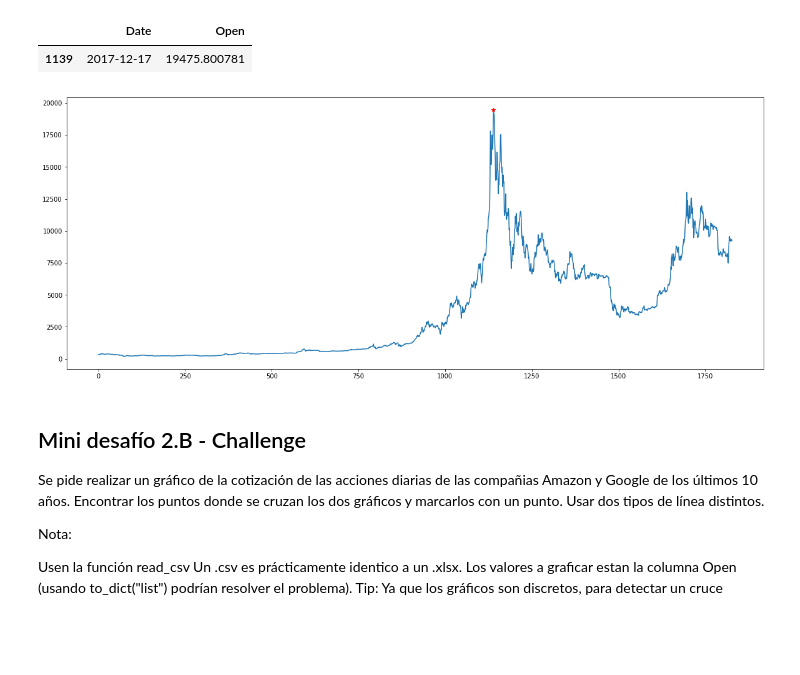
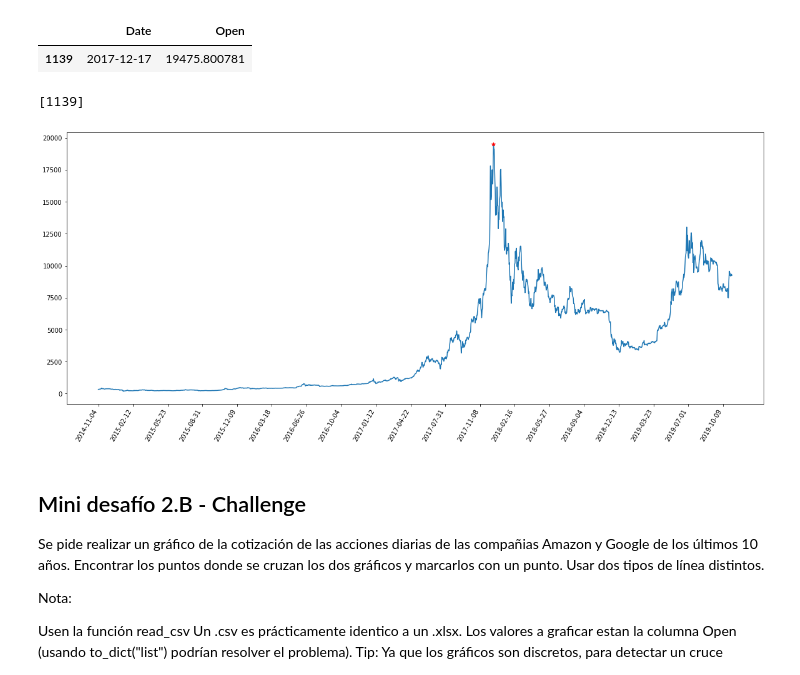
Before and after one commit to femaffi13/Python, a Jupyter notebook: ITBA/5- Matplotlib.ipynb, the cells around one changed output. Saved outputs shown, nothing was run; the diff lists cells and outputs as text; code cells hidden in the pictures; blank space fills up the shorter version.

```diff
--- a/ITBA/5- Matplotlib.ipynb
+++ b/ITBA/5- Matplotlib.ipynb
@@ -119,7 +119,7 @@ Nota:
 Usen la función pd.read_csv. Un .csv funciona prácticamente igual a un .xlsx.
 Los valores a graficar estan la columna "Open" (usando to_dict("list") podrían resolver el problema).
 # %%
-df = pd.read_csv('BTC.csv')
+df = pd.read_csv('Datasets/BTC.csv')
 df.head()
 # %% [output]
 |  | Date | Open | High | Low | Close | Adj Close | Volume |
@@ -140,0 +131,9 @@ plt.show()
+# %%
+dicc= df.to_dict('list')
+y = dicc['Open']
+x = dicc['Date']
+
+plt.figure(figsize=(20,8))
+plt.plot(x,y)
+plt.xticks(x[::100], rotation=60, horizontalalignment='right')
+plt.show()
@@ -147,14 +148,18 @@ df.loc[df['Open'] == df['Open'].max(), ['Date', 'Open']]
 | 1139 | 2017-12-17 | 19475.800781 |
 # %%
 yMax = df['Open'].max()
-xMax = 1139
+xMax = df.index[df['Open'] == df['Open'].max()].tolist()
+print(xMax)
+# %% [output]
+[1139]
 # %%
 plt.figure(figsize=(20,8))
 plt.plot(x,y)
 plt.plot(xMax, yMax, 'r*') #Punto máximo
+plt.xticks(x[::100], rotation=60, horizontalalignment='right')
 plt.show()
 # %% [output]
-[figure, old version]
+[figure, new version]
 # %% [markdown]
 ## Mini desafío 2.B - Challenge
 Se pide realizar un gráfico de la cotización de las acciones diarias de las compañias Amazon y Google de los últimos 10 años. Encontrar los puntos donde se cruzan los dos gráficos y marcarlos con un punto. Usar dos tipos de línea distintos.
```
Also changed, not shown: parts of 12 cells of this notebook.
